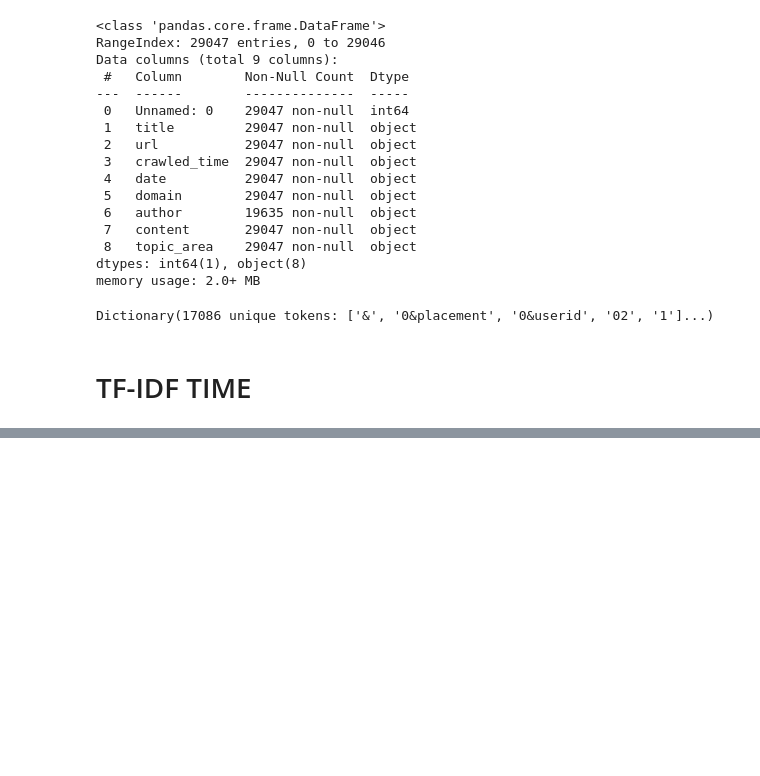
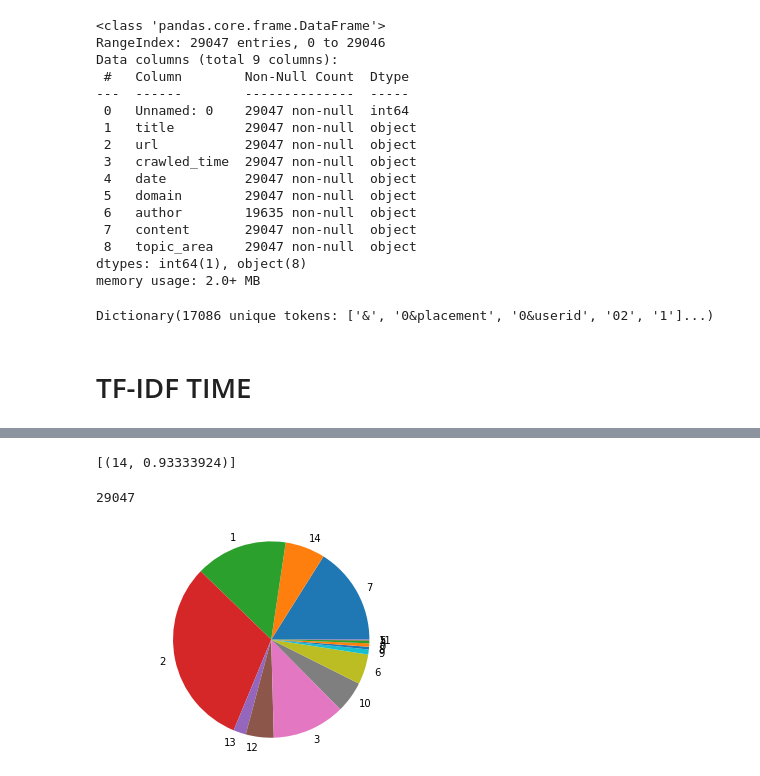
Before and after one commit to shermanleejm/text-mining-g1-7, a Jupyter notebook: topic_modeling.ipynb, the cells around one changed output, grey strips where cells are left out. Drawn from its saved outputs; the diff is of its cells as text; code cells hidden in the pictures; blank space fills up the shorter version.

```diff
--- a/topic_modeling.ipynb
+++ b/topic_modeling.ipynb
@@ -71,4 +71,4 @@ corpus_tfidf = tfidf[bow_corpus]
 # for doc in corpus_tfidf:
 #     print (doc)
 # %%
-lda_model = models.LdaMulticore(corpus_tfidf, num_topics=10, id2word=dictionary, passes=2, workers=4)
+lda_model = models.LdaMulticore(corpus_tfidf, num_topics=15, id2word=dictionary, passes=2, workers=6)
@@ -75,4 +79,4 @@ lda_model = models.LdaMulticore(corpus_tfidf, num_topics=10, id2word=dictionary,
 # %%
-for idx, topic in lda_model.print_topics(-2):
-    print('Topic: {} Word: {}'.format(idx, topic))
+for idx, topic in lda_model.print_topics(-1):
+    print('Topic: {} Word: {}'.format(idx, topic), end="\n\n")
 # %% [output]
@@ -88,0 +138,41 @@ Topic: 9 Word: 0.004*"forward" + 0.004*"compani" + 0.004*"statement" + 0.003*"cu
+# %%
+lda_model[corpus_tfidf[5]]
+# %% [output]
+[(14, 0.93333924)]
+# %%
+print (len(corpus_tfidf))
+# %% [output]
+29047
+# %%
+# Get distribution of topics and articles
+def getMajorTopic(arr):
+    max_percentage = 0
+    topic = -1
+    for tup in arr:
+        if tup[1] > max_percentage:
+            max_percentage = tup[1]
+            topic = tup[0]
+    return topic, max_percentage
+
+
+topic_distribution = {}
+for i in range(len(corpus_tfidf)):
+    val = lda_model[corpus_tfidf[i]]
+    topic, max_percentage = getMajorTopic(val)
+    if topic_distribution.get(topic, False) == False:
+        topic_distribution[topic] = 0
+    topic_distribution[topic] += 1
+# %%
+import matplotlib.pyplot as plt
+
+# Data to plot
+labels = topic_distribution.keys()
+sizes = topic_distribution.values()
+
+# Plot
+plt.pie(sizes,labels=labels)
+
+plt.axis('equal')
+plt.show()
+# %% [output]
+[figure, added]
```
Also changed, not shown: parts of 3 cells of this notebook.
